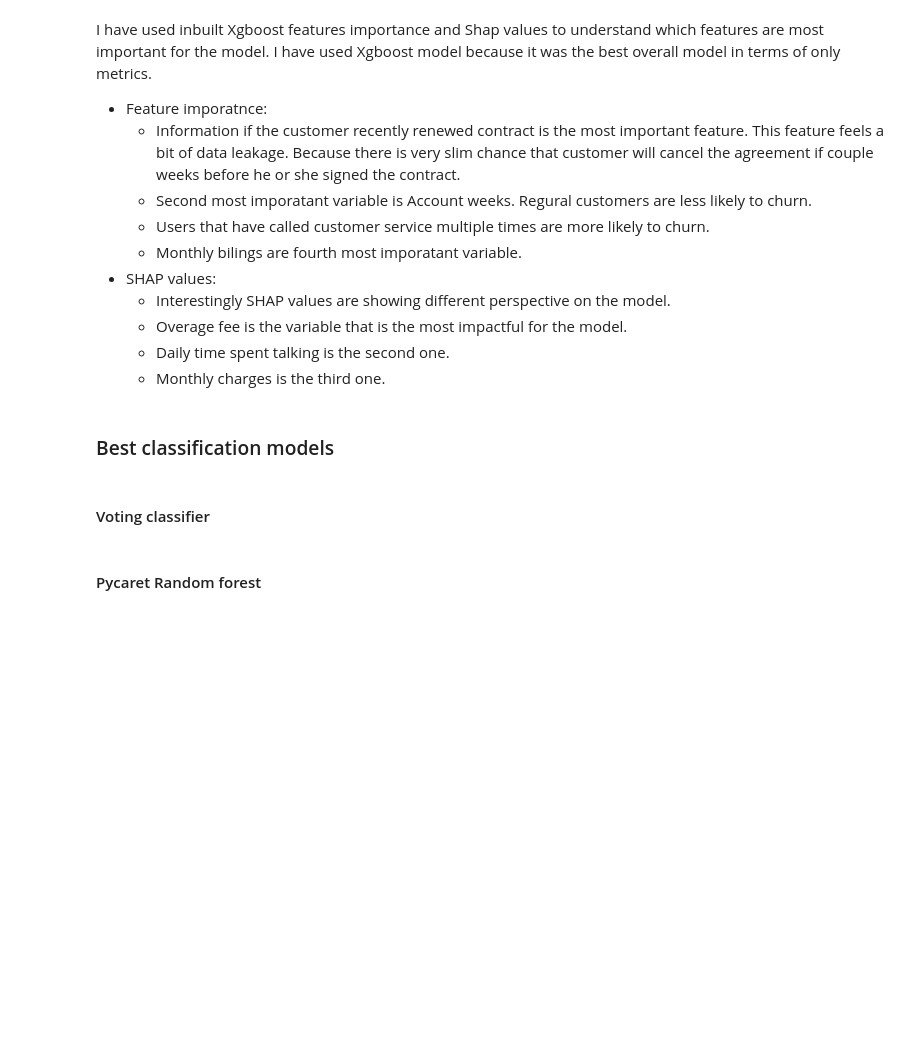
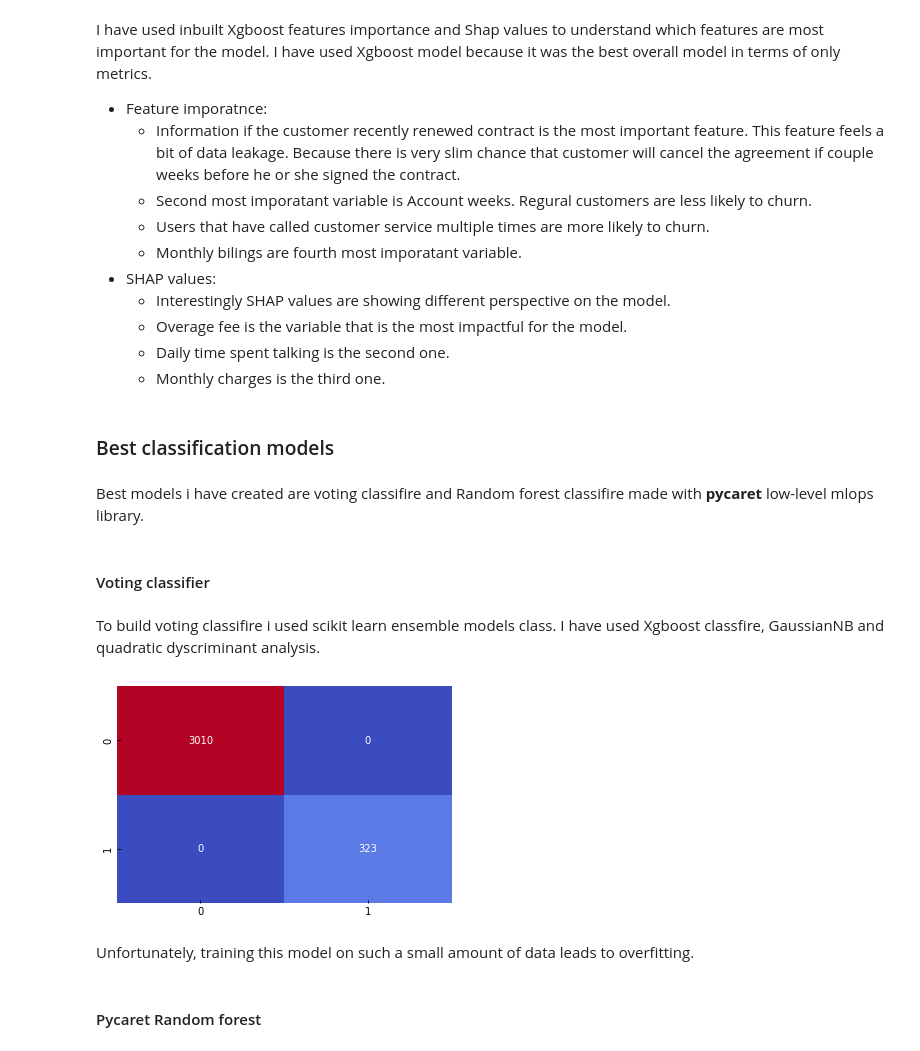
Before and after one commit to CarJung/Churn_exploration, a Jupyter notebook: Report.ipynb, the cells around one changed output. Cells and saved outputs as stored; diff of their text form; code cells hidden in the pictures; blank space fills up the shorter version.

Commit message:
voting model

```diff
--- a/Report.ipynb
+++ b/Report.ipynb
@@ -22,5 +26,6 @@ plt.style.use('bmh')
 # %%
 data = pd.read_csv('data/telecom_churn.csv')
+data_processed = pd.read_csv('data/telecom_churn_processed.csv')
 # %% [markdown]
 ## Introduction
 # %% [markdown]
@@ -332,7 +337,19 @@ I have used inbuilt Xgboost features importance and Shap values to understand wh
     - Monthly charges is the third one.
 # %% [markdown]
 ### Best classification models
+# %% [markdown]
+Best models i have created are voting classifire and Random forest classifire made with **pycaret** low-level mlops library.
 # %% [markdown]
 #### Voting classifier
+# %% [markdown]
+To build voting classifire i used scikit learn ensemble models class. I have used Xgboost classfire, GaussianNB and quadratic dyscriminant analysis.
+# %%
+voting = pickle.load(open('models/voting.pkl', 'rb'))    # load the model
+# %%
+sns.heatmap(confusion_matrix(voting.predict(data_processed.iloc[:,1:]), data_processed.Churn), annot=True, cmap='coolwarm', fmt='g', cbar=False);
+# %% [output]
+[figure, added]
+# %% [markdown]
+Unfortunately, training this model on such a small amount of data leads to overfitting.
 # %% [markdown]
 #### Pycaret Random forest
```
Also changed, not shown: parts of 8 cells of this notebook, 1 other file.
